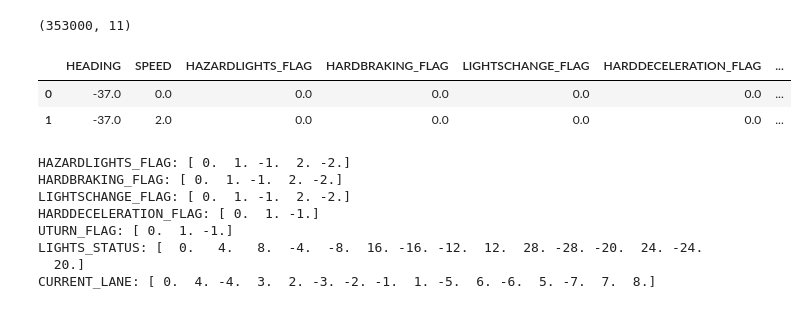
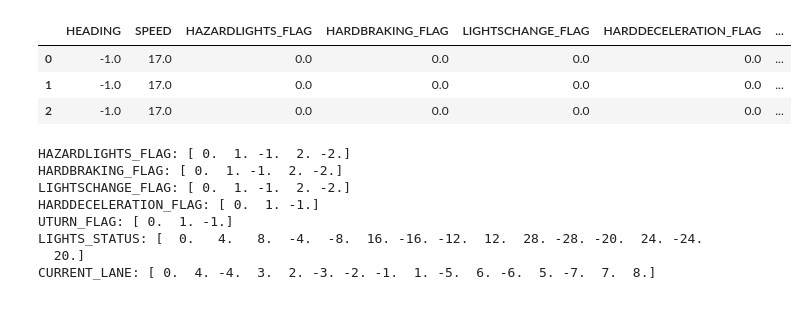
Before and after one commit to aivill-project/v2x_ts, a Jupyter notebook: V2X_process.ipynb, the cells around one changed output. Saved outputs shown, nothing was run; the diff lists cells and outputs as text; code cells hidden in the pictures.

```diff
--- a/V2X_process.ipynb
+++ b/V2X_process.ipynb
@@ -150,11 +27,10 @@ splits - n_splits: 2 shape: [17650, 17650]  overlap: False
-# %%
-print(df_all.shape)
-df_all.head(2)
-# %% [output]
-(353000, 11)
-|  | HEADING | SPEED | HAZARDLIGHTS_FLAG | HARDBRAKING_FLAG | LIGHTSCHANGE_FLAG | HARDDECELERATION_FLAG | ... |
-| 0 | -37.0 | 0.0 | 0.0 | 0.0 | 0.0 | 0.0 | ... |
-| 1 | -37.0 | 2.0 | 0.0 | 0.0 | 0.0 | 0.0 | ... |
+# %%
+df.head(3)
+# %% [output]
+|  | HEADING | SPEED | HAZARDLIGHTS_FLAG | HARDBRAKING_FLAG | LIGHTSCHANGE_FLAG | HARDDECELERATION_FLAG | ... |
+| 0 | -1.0 | 17.0 | 0.0 | 0.0 | 0.0 | 0.0 | ... |
+| 1 | -1.0 | 17.0 | 0.0 | 0.0 | 0.0 | 0.0 | ... |
+| 2 | -1.0 | 17.0 | 0.0 | 0.0 | 0.0 | 0.0 | ... |
 # %%
 for col in df_all.columns:
     ignore_col = ['HEADING', 'SPEED', 'X', 'Y', 'scene', 'Hazard']
```
Also changed, not shown: parts of 6 cells of this notebook, 5 other files.
